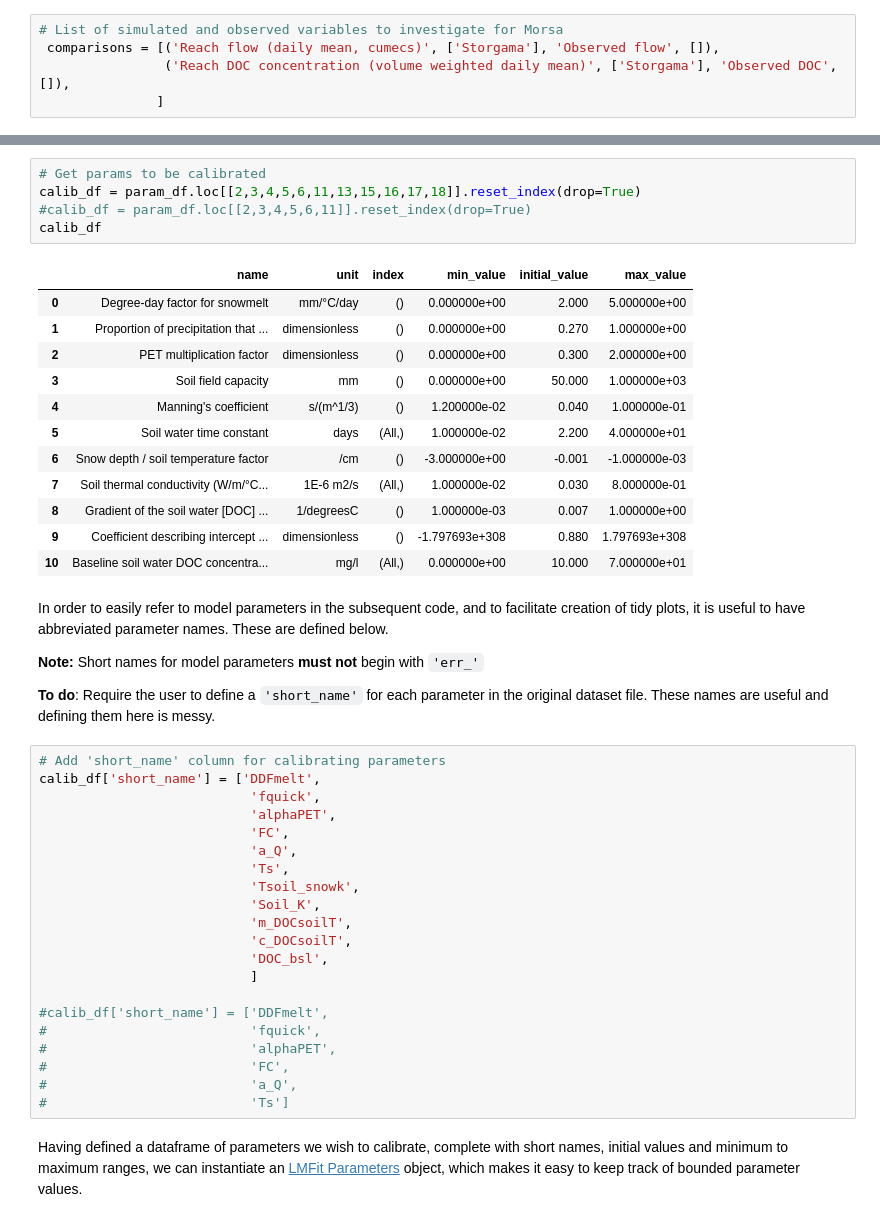
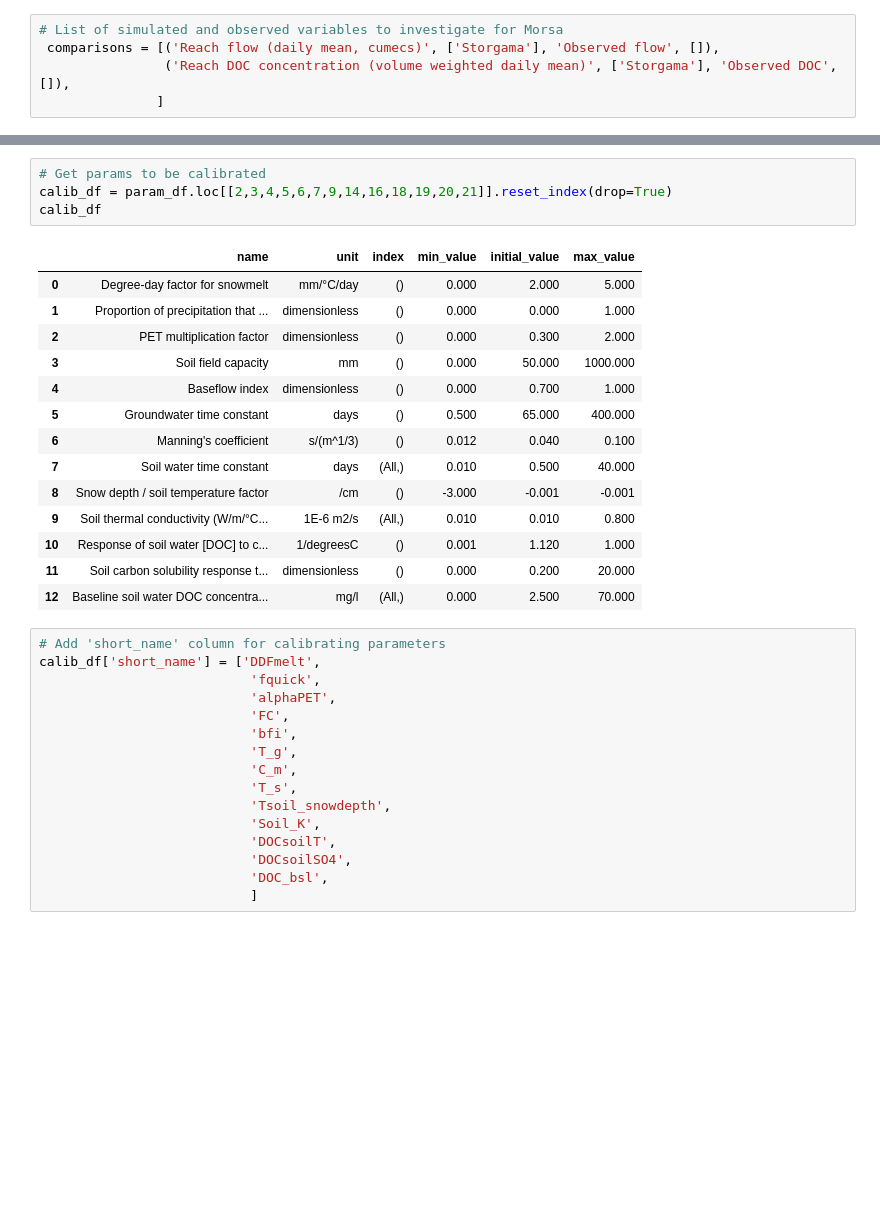
Before and after one commit to NIVANorge/Mobius, a Jupyter notebook: PythonWrapper/SimplyC/SimplyC_calibration.ipynb, the cells around one changed output, grey strips where cells are left out. Drawn from its saved outputs; the diff is of its cells as text; blank space fills up the shorter version.

```diff
--- a/PythonWrapper/SimplyC/SimplyC_calibration.ipynb
+++ b/PythonWrapper/SimplyC/SimplyC_calibration.ipynb
@@ -106,47 +78,35 @@ The code below selects **11 parameters** for further investigation.
 # %%
 # Get params to be calibrated
-calib_df = param_df.loc[[2,3,4,5,6,11,13,15,16,17,18]].reset_index(drop=True)
-#calib_df = param_df.loc[[2,3,4,5,6,11]].reset_index(drop=True)
+calib_df = param_df.loc[[2,3,4,5,6,7,9,14,16,18,19,20,21]].reset_index(drop=True)
 calib_df
 # %% [output]
 |  | name | unit | index | min_value | initial_value | max_value |
-| 0 | Degree-day factor for snowmelt | mm/°C/day | () | 0.000000e+00 | 2.000 | 5.000000e+00 |
-| 1 | Proportion of precipitation that ... | dimensionless | () | 0.000000e+00 | 0.270 | 1.000000e+00 |
-| 2 | PET multiplication factor | dimensionless | () | 0.000000e+00 | 0.300 | 2.000000e+00 |
-| 3 | Soil field capacity | mm | () | 0.000000e+00 | 50.000 | 1.000000e+03 |
-| 4 | Manning's coefficient | s/(m^1/3) | () | 1.200000e-02 | 0.040 | 1.000000e-01 |
-| 5 | Soil water time constant | days | (All,) | 1.000000e-02 | 2.200 | 4.000000e+01 |
-| 6 | Snow depth / soil temperature factor | /cm | () | -3.000000e+00 | -0.001 | -1.000000e-03 |
-| 7 | Soil thermal conductivity (W/m/°C... | 1E-6 m2/s | (All,) | 1.000000e-02 | 0.030 | 8.000000e-01 |
-| 8 | Gradient of the soil water [DOC] ... | 1/degreesC | () | 1.000000e-03 | 0.007 | 1.000000e+00 |
-| 9 | Coefficient describing intercept ... | dimensionless | () | -1.797693e+308 | 0.880 | 1.797693e+308 |
-| 10 | Baseline soil water DOC concentra... | mg/l | (All,) | 0.000000e+00 | 10.000 | 7.000000e+01 |
+| 0 | Degree-day factor for snowmelt | mm/°C/day | () | 0.000 | 2.000 | 5.000 |
+| 1 | Proportion of precipitation that ... | dimensionless | () | 0.000 | 0.000 | 1.000 |
+| 2 | PET multiplication factor | dimensionless | () | 0.000 | 0.300 | 2.000 |
+| 3 | Soil field capacity | mm | () | 0.000 | 50.000 | 1000.000 |
+| 4 | Baseflow index | dimensionless | () | 0.000 | 0.700 | 1.000 |
+| 5 | Groundwater time constant | days | () | 0.500 | 65.000 | 400.000 |
+| 6 | Manning's coefficient | s/(m^1/3) | () | 0.012 | 0.040 | 0.100 |
+| 7 | Soil water time constant | days | (All,) | 0.010 | 0.500 | 40.000 |
+| 8 | Snow depth / soil temperature factor | /cm | () | -3.000 | -0.001 | -0.001 |
+| 9 | Soil thermal conductivity (W/m/°C... | 1E-6 m2/s | (All,) | 0.010 | 0.010 | 0.800 |
+| 10 | Response of soil water [DOC] to c... | 1/degreesC | () | 0.001 | 1.120 | 1.000 |
+| 11 | Soil carbon solubility response t... | dimensionless | () | 0.000 | 0.200 | 20.000 |
+| 12 | Baseline soil water DOC concentra... | mg/l | (All,) | 0.000 | 2.500 | 70.000 |
-# %% [markdown]
-In order to easily refer to model parameters in the subsequent code, and to facilitate creation of tidy plots, it is useful to have abbreviated parameter names. These are defined below.
-
-**Note:** Short names for model parameters **must not** begin with `'err_'`
-
-**To do**: Require the user to define a `'short_name'` for each parameter in the original dataset file. These names are useful and defining them here is messy.
 # %%
 # Add 'short_name' column for calibrating parameters
 calib_df['short_name'] = ['DDFmelt',
                            'fquick',
                            'alphaPET',
                            'FC',
-                           'a_Q',
-                           'Ts',
-                           'Tsoil_snowk',
+                           'bfi',
+                           'T_g',
+                           'C_m',
+                           'T_s',
+                           'Tsoil_snowdepth',
                            'Soil_K',
-                           'm_DOCsoilT',
-                           'c_DOCsoilT',
+                           'DOCsoilT',
+                           'DOCsoilSO4',
                            'DOC_bsl',
                            ]
-
-#calib_df['short_name'] = ['DDFmelt',
-#                          'fquick',
-#                          'alphaPET',
-#                          'FC',
-#                          'a_Q',
-#                          'Ts']
-# %% [markdown]
-Having defined a dataframe of parameters we wish to calibrate, complete with short names, initial values and minimum to maximum ranges, we can instantiate an [LMFit Parameters](https://lmfit.github.io/lmfit-py/parameters.html) object, which makes it easy to keep track of bounded parameter values.
```
Also changed, not shown: parts of 26 cells of this notebook, 3 other files.
